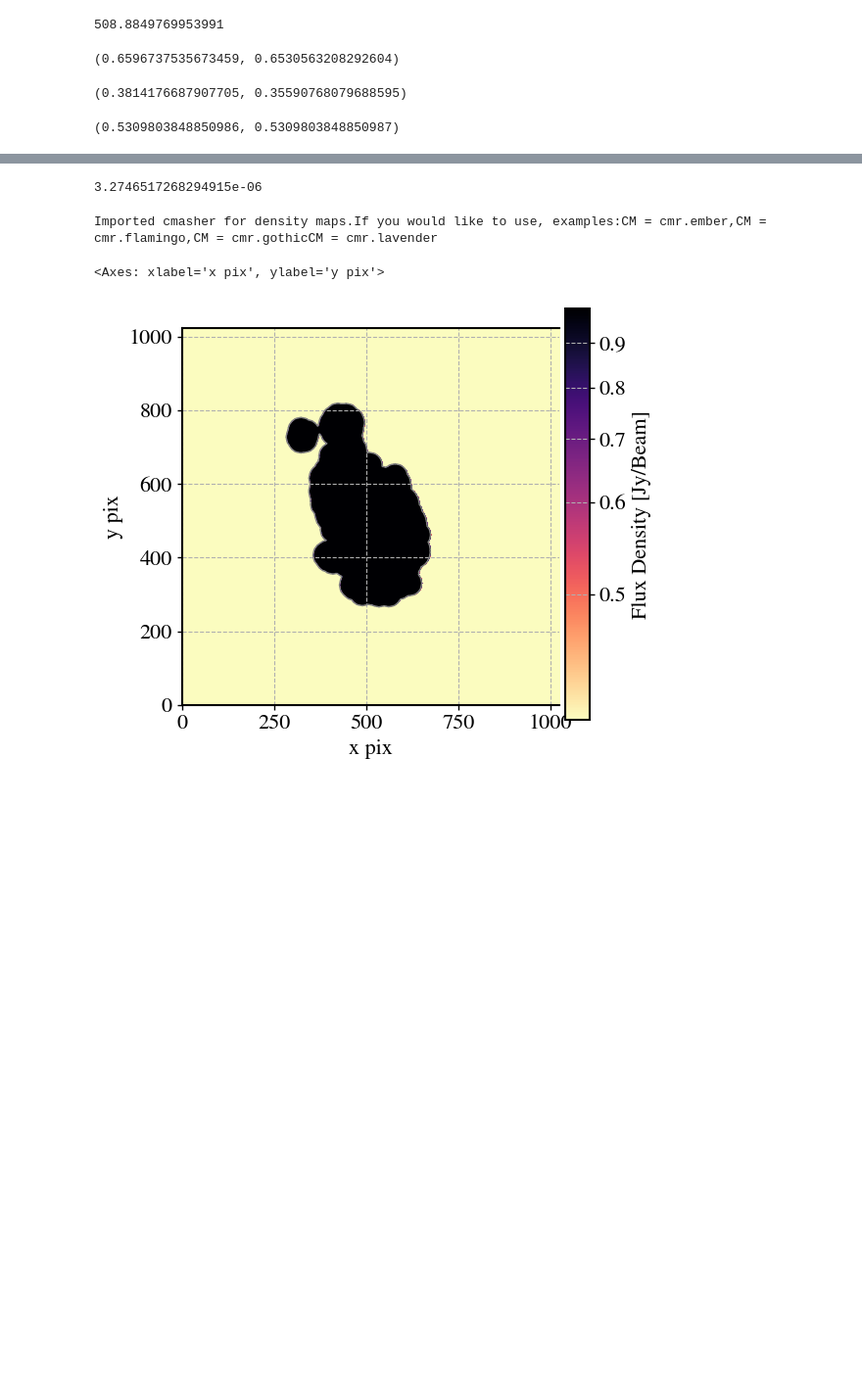
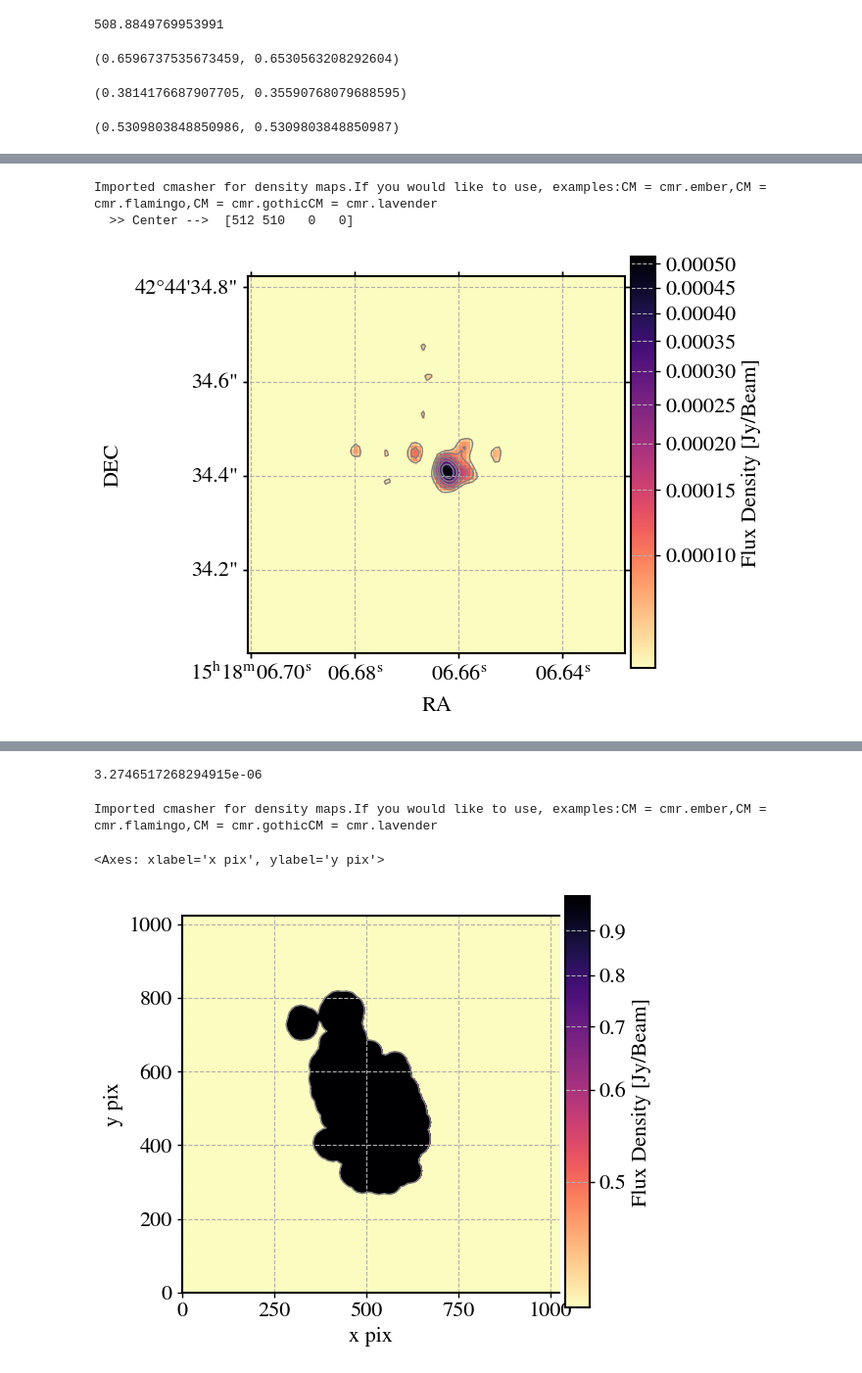
Before and after one commit to lucatelli/morphen_dev, a Jupyter notebook: radio_morphen/radio_morphen.ipynb, the cells around one changed output, grey strips where cells are left out. Shown at 98% size. Drawn from its saved outputs; the diff is of its cells as text; code cells hidden in the pictures; blank space fills up the shorter version.

Commit message:
Compare JVLA and e-MERLIN analysis.

```diff
--- a/radio_morphen/radio_morphen.ipynb
+++ b/radio_morphen/radio_morphen.ipynb
@@ -102,7 +102,8 @@ https://filedn.com/lNSVniBJI40jEXAJtSnTjPQ/astrodata/LIRGI_sample/data_examples/
 With this, you can experiment with the usage of these tools.
 # %%
 # root_path  = '/home/sagauga/pCloudDrive/PhD/'
-root_path = '../data_examples/vla_only/VV705_C/' #lets start only with JVLA images.
+root_path_vla = '../data_examples/vla_only/VV705_C/' #only with JVLA images.
+root_path_eM = '../data_examples/emerlin_only/VV705_C/' #only with e-MERLIN images.
 prefix_images = 'MFS_images/south/*MFS-image.cutout_south.fits'
 prefix_residuals = 'MFS_residuals/south/*MFS-residual.cutout_south.fits' # in many parts of the code, we require the residual images.
 # root_path  = '/Volumes/astronomical_data/cloud/pcloud_mac/PhD/'
@@ -582,0 +587,6 @@ image_measures['A0'], image_measures['A1']
+# %%
+imagelist_eM = glob.glob(root_path_eM+prefix_images)
+residuallist_eM = glob.glob(root_path_eM+prefix_residuals)
+# %%
+#this function is helpfull to sort the image list according to the restoring beam size (from smaller beams to larger beams).
+imagelist_eM,residuallist_eM=sort_list_by_beam_size(imagelist_eM,residuallist_eM)
@@ -582,0 +608,10 @@ image_measures['A0'], image_measures['A1']
+# %%
+idx = 2
+imagename_eM = imagelist_eM[idx]
+residualname_eM = residuallist_eM[idx]
+cell_size_eM = get_cell_size(imagename_eM) # for safety reasons
+
+
+image_data_eM = ctn(imagename_eM)
+residual_data_eM = ctn(residualname_eM)
+print(image_data_eM)
@@ -582,0 +641,10 @@ image_measures['A0'], image_measures['A1']
+# %%
+ax=eimshow(imagename_eM,
+        vmin_factor=3.0,vmax_factor=0.99, #level factor (max from peak, and min from std)
+        neg_levels=np.asarray([-3]), # negative contours to draw -- which std level?
+        CM='magma_r',crop=True,box_size=50
+       )
+# %% [output]
+Imported cmasher for density maps.If you would like to use, examples:CM = cmr.ember,CM = cmr.flamingo,CM = cmr.gothicCM = cmr.lavender
+  >> Center -->  [512 510   0   0]
+[figure, added]
```
Also changed, not shown: parts of 52 cells of this notebook.
